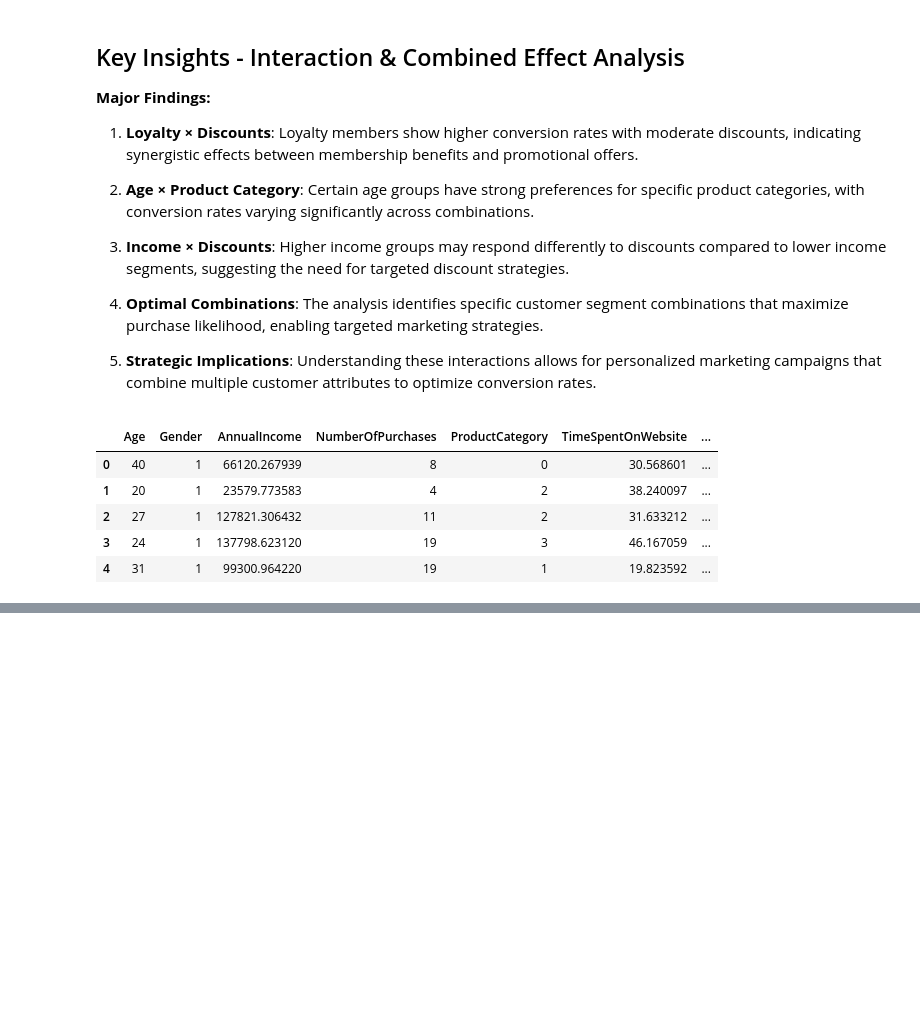
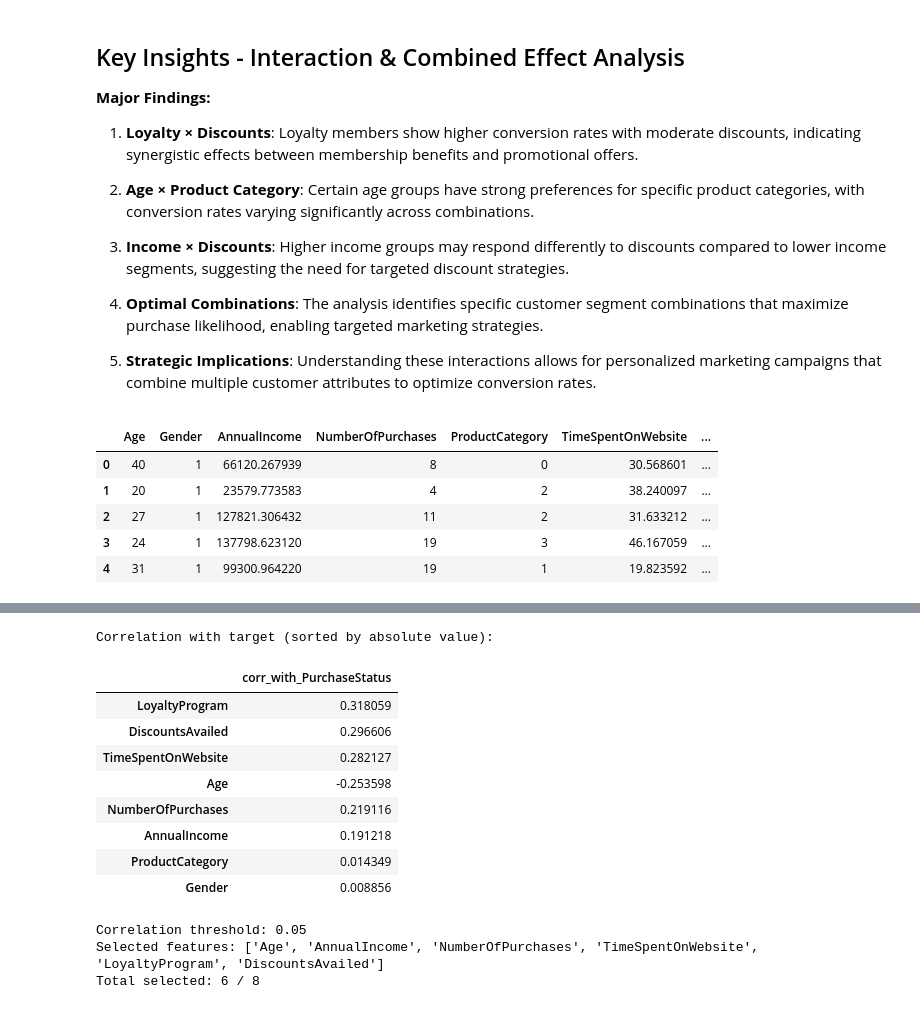
Before and after one commit to pralad-parajuli/customer-purchase-behavior, a Jupyter notebook: Purchase.ipynb, the cells around one changed output, grey strips where cells are left out. Drawn from its saved outputs; the diff is of its cells as text; code cells hidden in the pictures; blank space fills up the shorter version.

```diff
--- a/Purchase.ipynb
+++ b/Purchase.ipynb
@@ -1540,0 +1556,43 @@ df.head()
+# %%
+# Candidate predictor columns
+base_feature_columns = [
+    'Age',
+    'Gender',
+    'AnnualIncome',
+    'NumberOfPurchases',
+    'ProductCategory',
+    'TimeSpentOnWebsite',
+    'LoyaltyProgram',
+    'DiscountsAvailed'
+]
+
+# Pearson correlation of each feature with the binary target
+corr_with_target = df[base_feature_columns + ['PurchaseStatus']].corr(numeric_only=True)['PurchaseStatus'].drop('PurchaseStatus')
+
+corr_threshold = 0.05
+selected_feature_columns = corr_with_target[ corr_with_target.abs() >= corr_threshold ].index.tolist()
+
+# Safe fallback if threshold is too strict for this dataset
+if len(selected_feature_columns) == 0:
+    selected_feature_columns = base_feature_columns.copy()
+
+print('Correlation with target (sorted by absolute value):')
+display(corr_with_target.reindex(corr_with_target.abs().sort_values(ascending=False).index).to_frame('corr_with_PurchaseStatus'))
+
+print(f"\nCorrelation threshold: {corr_threshold}")
+print('Selected features:', selected_feature_columns)
+print(f"Total selected: {len(selected_feature_columns)} / {len(base_feature_columns)}")
+# %% [output]
+Correlation with target (sorted by absolute value):
+|  | corr_with_PurchaseStatus |
+| LoyaltyProgram | 0.318059 |
+| DiscountsAvailed | 0.296606 |
+| TimeSpentOnWebsite | 0.282127 |
+| Age | -0.253598 |
+| NumberOfPurchases | 0.219116 |
+| AnnualIncome | 0.191218 |
+| ProductCategory | 0.014349 |
+| Gender | 0.008856 |
+Correlation threshold: 0.05
+Selected features: ['Age', 'AnnualIncome', 'NumberOfPurchases', 'TimeSpentOnWebsite', 'LoyaltyProgram', 'DiscountsAvailed']
+Total selected: 6 / 8
```
Also changed, not shown: parts of 10 cells of this notebook.
